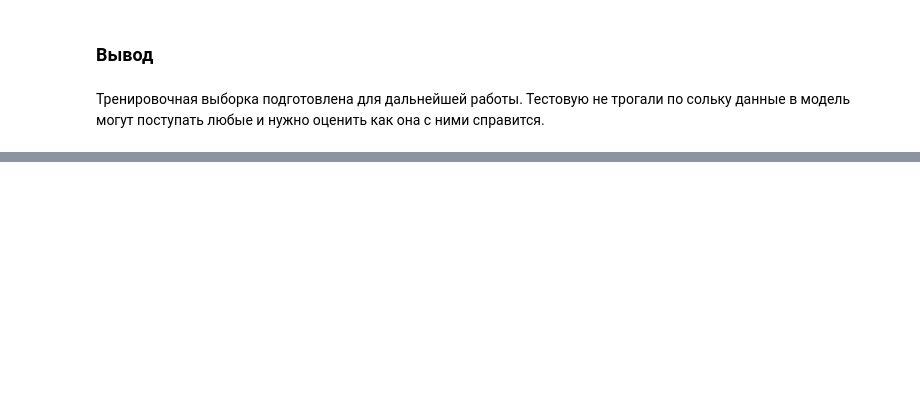
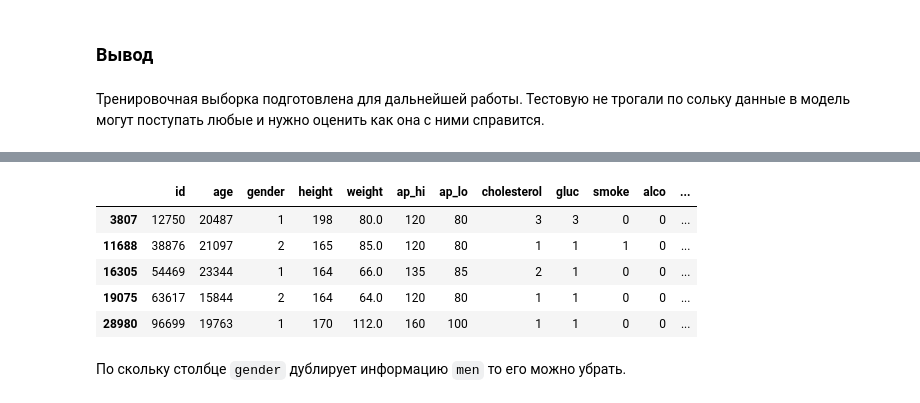
Before and after one commit to Rook-Black/Practicum, a Jupyter notebook: Heart_diseases_prediction/Heart_diseases_prediction.ipynb, the cells around one changed output, grey strips where cells are left out. Saved outputs shown, nothing was run; the diff lists cells and outputs as text; code cells hidden in the pictures; blank space fills up the shorter version.

```diff
--- a/Heart_diseases_prediction/Heart_diseases_prediction.ipynb
+++ b/Heart_diseases_prediction/Heart_diseases_prediction.ipynb
@@ -395,3 +404,6 @@ Series([], Name: ap_lo, dtype: int64)
+# %%
+test.loc[test['ap_hi'] > 10000, 'ap_hi'] = test.loc[test['ap_hi'] > 10000, 'ap_hi'] // 100
+test.loc[test['ap_lo'] > 1000, 'ap_lo'] = test.loc[test['ap_lo'] > 1000, 'ap_lo'] // 100
 # %%
 train.loc[train['ap_hi'] > 10000, 'ap_hi'] = train.loc[train['ap_hi'] > 10000, 'ap_hi'] // 100
 # %%
@@ -719,0 +825,3 @@ KeyboardInterrupt:
+# %%
+test['men'] = 0
+test.loc[test['gender'] == 2, 'men'] = 1
@@ -719,0 +838,11 @@ KeyboardInterrupt:
+# %%
+test.sample(5)
+# %% [output]
+|  | id | age | gender | height | weight | ap_hi | ap_lo | cholesterol | gluc | smoke | alco | ... |
+| 3807 | 12750 | 20487 | 1 | 198 | 80.0 | 120 | 80 | 3 | 3 | 0 | 0 | ... |
+| 11688 | 38876 | 21097 | 2 | 165 | 85.0 | 120 | 80 | 1 | 1 | 1 | 0 | ... |
+| 16305 | 54469 | 23344 | 1 | 164 | 66.0 | 135 | 85 | 2 | 1 | 0 | 0 | ... |
+| 19075 | 63617 | 15844 | 2 | 164 | 64.0 | 120 | 80 | 1 | 1 | 0 | 0 | ... |
+| 28980 | 96699 | 19763 | 1 | 170 | 112.0 | 160 | 100 | 1 | 1 | 0 | 0 | ... |
+# %% [markdown]
+По скольку столбце `gender` дублирует информацию `men` то его можно убрать.
```
Also changed, not shown: parts of 70 cells of this notebook, 1 other file.
